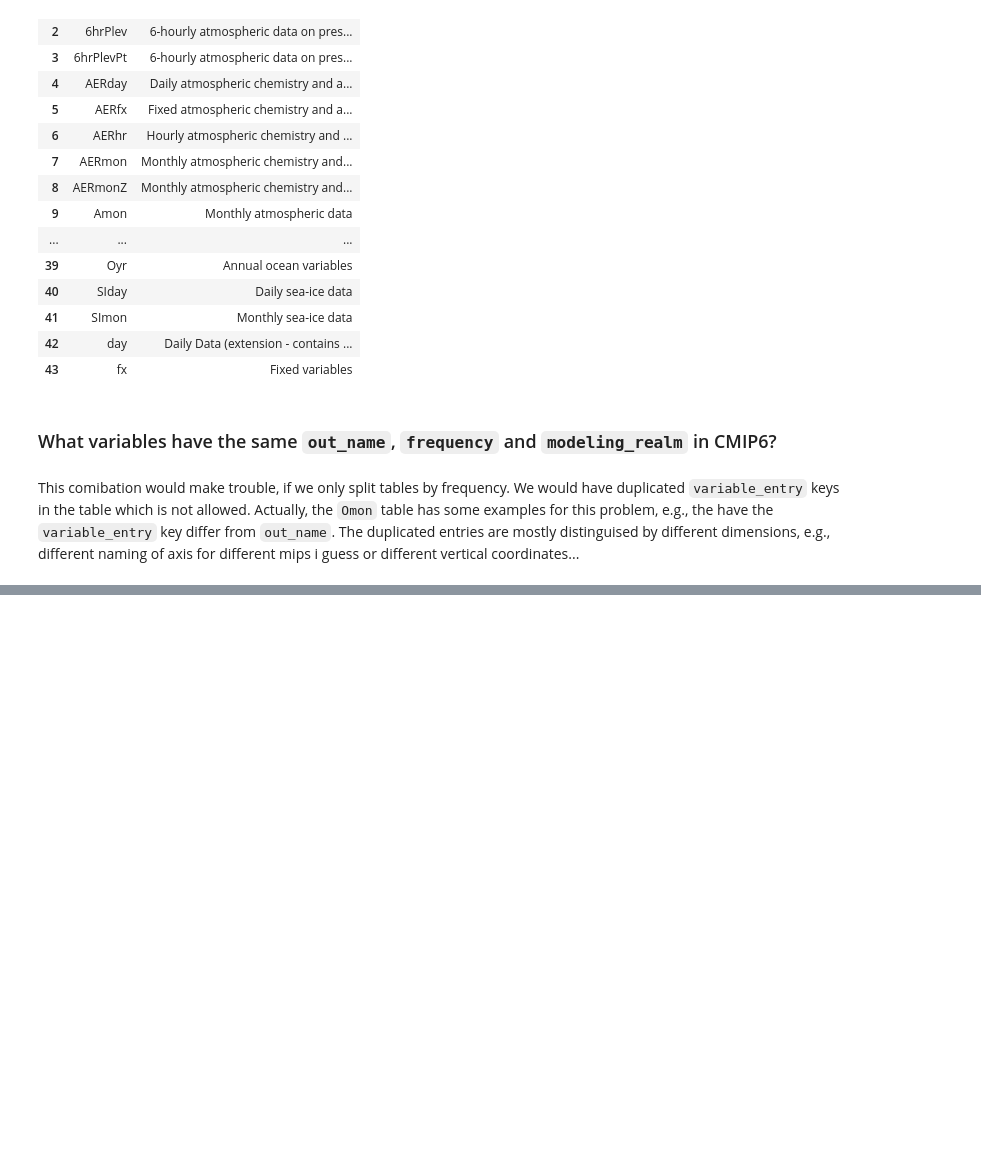
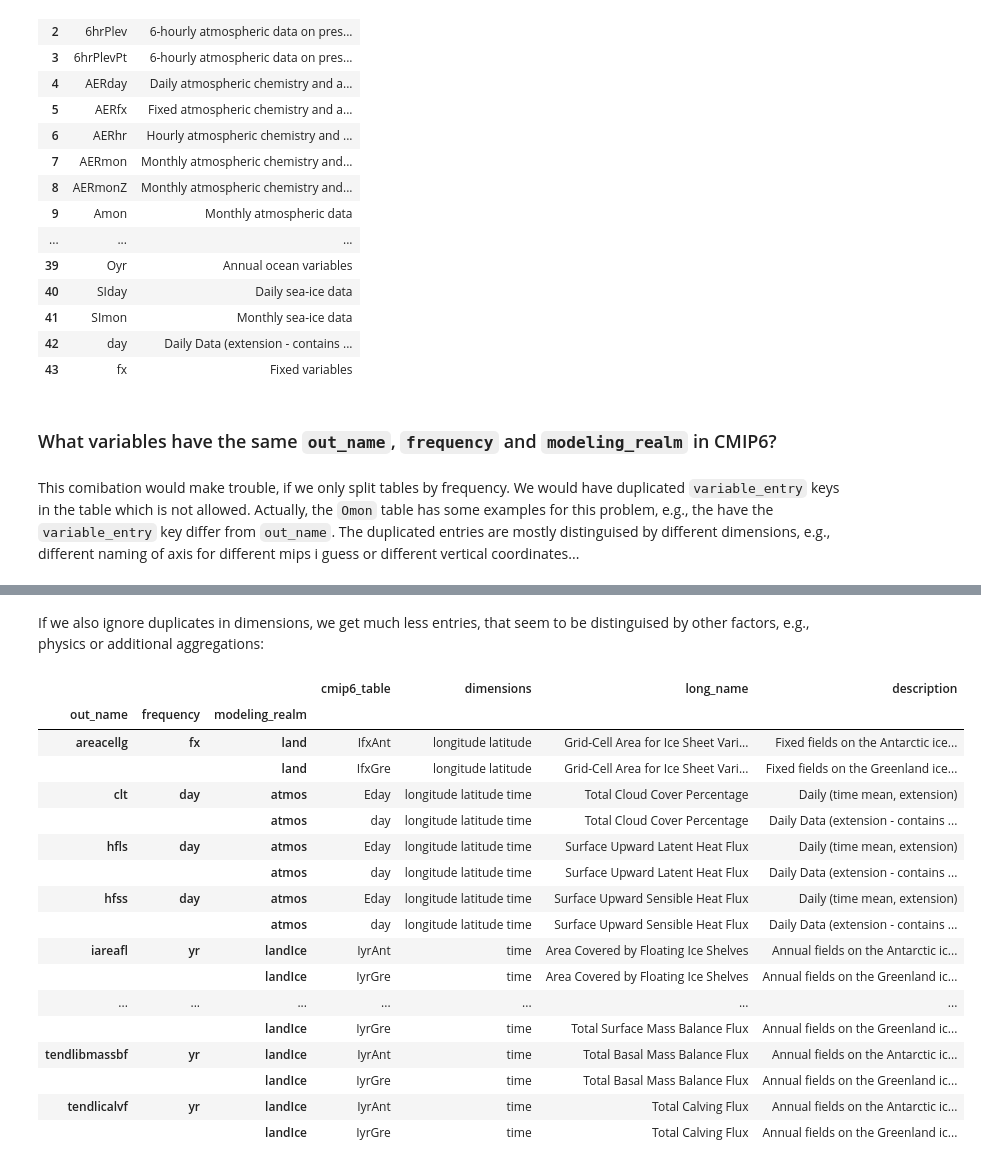
Before and after one commit to WCRP-CORDEX/cordex-cmip6-data-request, a Jupyter notebook: cmip6_duplicated_out_name_freq.ipynb, the cells around one changed output, grey strips where cells are left out. Drawn from its saved outputs; the diff is of its cells as text; code cells hidden in the pictures; blank space fills up the shorter version.

```diff
--- a/cmip6_duplicated_out_name_freq.ipynb
+++ b/cmip6_duplicated_out_name_freq.ipynb
@@ -70,3 +70,44 @@ df[df.duplicated(["out_name", "frequency", "modeling_realm"], keep=False)][
 |  |  | landIce | IyrGre | xgre ygre time | Upward Component of Land-Ice Basa... | Annual fields on the Greenland ic... |
 | zvelsurf | yr | landIce | IyrAnt | xant yant time | Upward Component of Land-Ice Surf... | Annual fields on the Antarctic ic... |
 |  |  | landIce | IyrGre | xgre ygre time | Upward Component of Land-Ice Surf... | Annual fields on the Greenland ic... |
+# %% [markdown]
+If we also ignore duplicates in dimensions, we get much less entries, that seem to be distinguised by other factors, e.g., physics or additional aggregations:
+# %%
+df = dr.retrieve_cmip6_mip_tables()
+
+df[
+    df.duplicated(["out_name", "frequency", "modeling_realm", "dimensions"], keep=False)
+][
+    [
+        "out_name",
+        "frequency",
+        "modeling_realm",
+        "cmip6_table",
+        "dimensions",
+        "long_name",
+    ]
+].join(
+    table_ids.rename(columns={"table_id": "cmip6_table"}).set_index("cmip6_table"),
+    on="cmip6_table",
+).set_index(
+    ["out_name", "frequency", "modeling_realm"]
+).sort_index()
+# %% [output]
+|  |  |  | cmip6_table | dimensions | long_name | description |
+| out_name | frequency | modeling_realm |  |  |  |  |
+| areacellg | fx | land | IfxAnt | longitude latitude | Grid-Cell Area for Ice Sheet Vari... | Fixed fields on the Antarctic ice... |
+|  |  | land | IfxGre | longitude latitude | Grid-Cell Area for Ice Sheet Vari... | Fixed fields on the Greenland ice... |
+| clt | day | atmos | Eday | longitude latitude time | Total Cloud Cover Percentage | Daily (time mean, extension) |
+|  |  | atmos | day | longitude latitude time | Total Cloud Cover Percentage | Daily Data (extension - contains ... |
+| hfls | day | atmos | Eday | longitude latitude time | Surface Upward Latent Heat Flux | Daily (time mean, extension) |
+|  |  | atmos | day | longitude latitude time | Surface Upward Latent Heat Flux | Daily Data (extension - contains ... |
+| hfss | day | atmos | Eday | longitude latitude time | Surface Upward Sensible Heat Flux | Daily (time mean, extension) |
+|  |  | atmos | day | longitude latitude time | Surface Upward Sensible Heat Flux | Daily Data (extension - contains ... |
+| iareafl | yr | landIce | IyrAnt | time | Area Covered by Floating Ice Shelves | Annual fields on the Antarctic ic... |
+|  |  | landIce | IyrGre | time | Area Covered by Floating Ice Shelves | Annual fields on the Greenland ic... |
+| ... | ... | ... | ... | ... | ... | ... |
+|  |  | landIce | IyrGre | time | Total Surface Mass Balance Flux | Annual fields on the Greenland ic... |
+| tendlibmassbf | yr | landIce | IyrAnt | time | Total Basal Mass Balance Flux | Annual fields on the Antarctic ic... |
+|  |  | landIce | IyrGre | time | Total Basal Mass Balance Flux | Annual fields on the Greenland ic... |
+| tendlicalvf | yr | landIce | IyrAnt | time | Total Calving Flux | Annual fields on the Antarctic ic... |
+|  |  | landIce | IyrGre | time | Total Calving Flux | Annual fields on the Greenland ic... |
```
Also changed, not shown: parts of 2 cells of this notebook.
